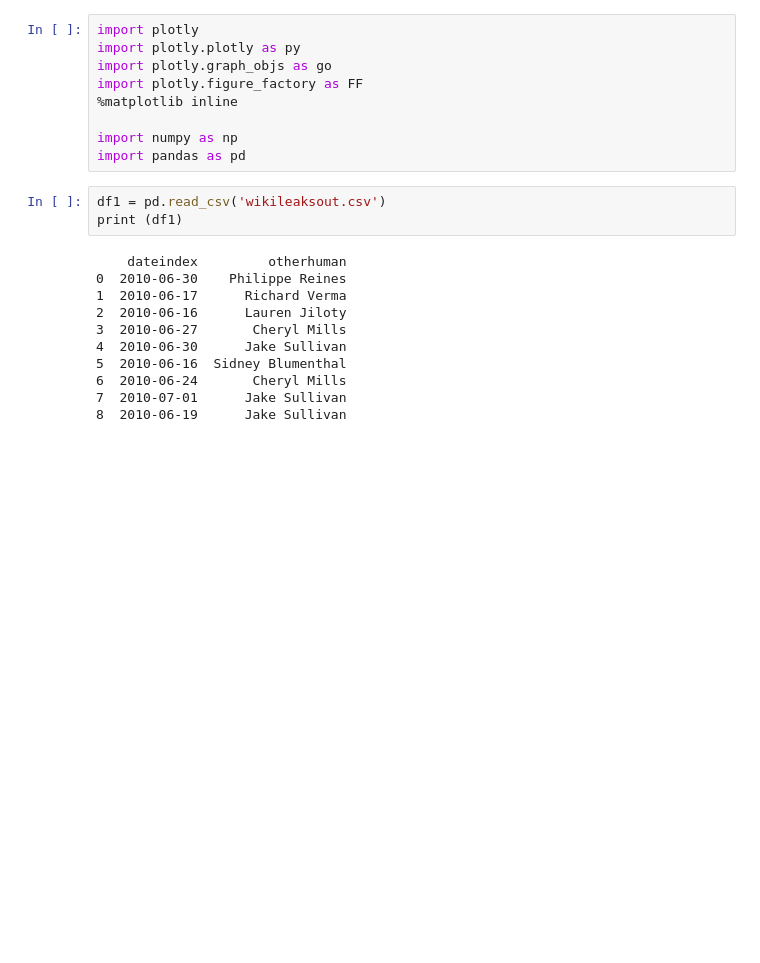
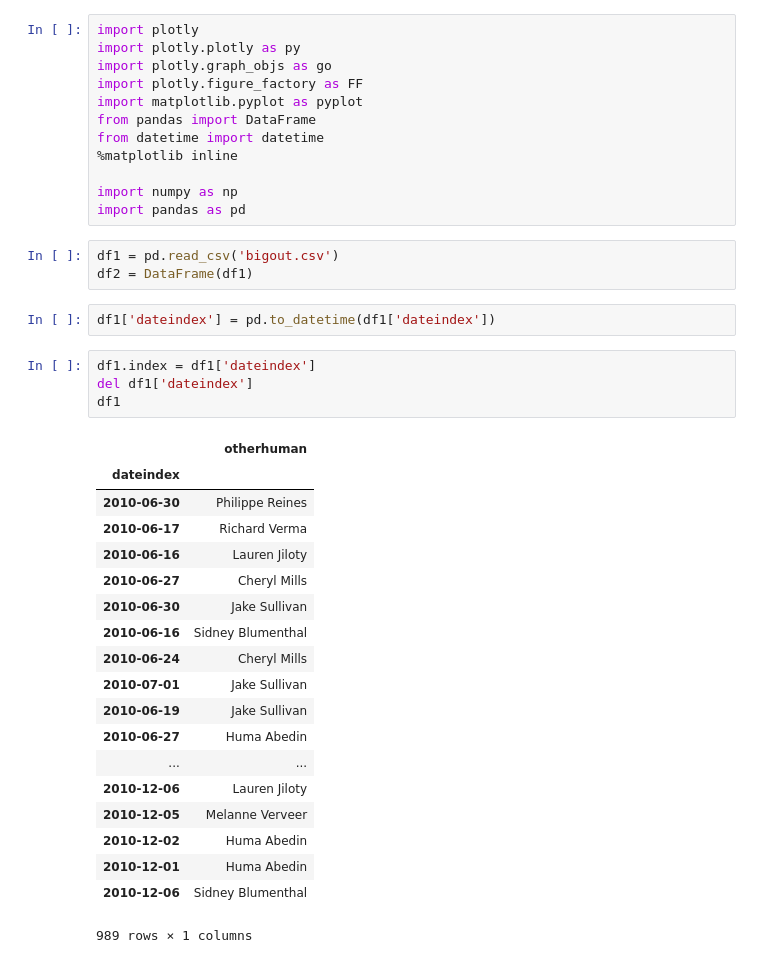
Before and after one commit to mgriswold19/web_scraping_397, a Jupyter notebook: VIZ.ipynb, the cells around one changed output. Saved outputs shown, nothing was run; the diff lists cells and outputs as text; blank space fills up the shorter version.

```diff
--- a/VIZ.ipynb
+++ b/VIZ.ipynb
@@ -3,21 +3,39 @@ import plotly
 import plotly.plotly as py
 import plotly.graph_objs as go
 import plotly.figure_factory as FF
+import matplotlib.pyplot as pyplot
+from pandas import DataFrame
+from datetime import datetime
 %matplotlib inline
 
 import numpy as np
 import pandas as pd
 # %%
-df1 = pd.read_csv('wikileaksout.csv')
-print (df1)
+df1 = pd.read_csv('bigout.csv')
+df2 = DataFrame(df1)
-# %% [output]
-    dateindex         otherhuman
-0  2010-06-30    Philippe Reines
-1  2010-06-17      Richard Verma
-2  2010-06-16      Lauren Jiloty
-3  2010-06-27       Cheryl Mills
-4  2010-06-30      Jake Sullivan
-5  2010-06-16  Sidney Blumenthal
-6  2010-06-24       Cheryl Mills
-7  2010-07-01      Jake Sullivan
-8  2010-06-19      Jake Sullivan
+# %%
+df1['dateindex'] = pd.to_datetime(df1['dateindex'])
+# %%
+df1.index = df1['dateindex']
+del df1['dateindex']
+df1
+# %% [output]
+|  | otherhuman |
+| dateindex |  |
+| 2010-06-30 | Philippe Reines |
+| 2010-06-17 | Richard Verma |
+| 2010-06-16 | Lauren Jiloty |
+| 2010-06-27 | Cheryl Mills |
+| 2010-06-30 | Jake Sullivan |
+| 2010-06-16 | Sidney Blumenthal |
+| 2010-06-24 | Cheryl Mills |
+| 2010-07-01 | Jake Sullivan |
+| 2010-06-19 | Jake Sullivan |
+| 2010-06-27 | Huma Abedin |
+| ... | ... |
+| 2010-12-06 | Lauren Jiloty |
+| 2010-12-05 | Melanne Verveer |
+| 2010-12-02 | Huma Abedin |
+| 2010-12-01 | Huma Abedin |
+| 2010-12-06 | Sidney Blumenthal |
+989 rows × 1 columns
```
Also changed, not shown: parts of 8 cells of this notebook.
